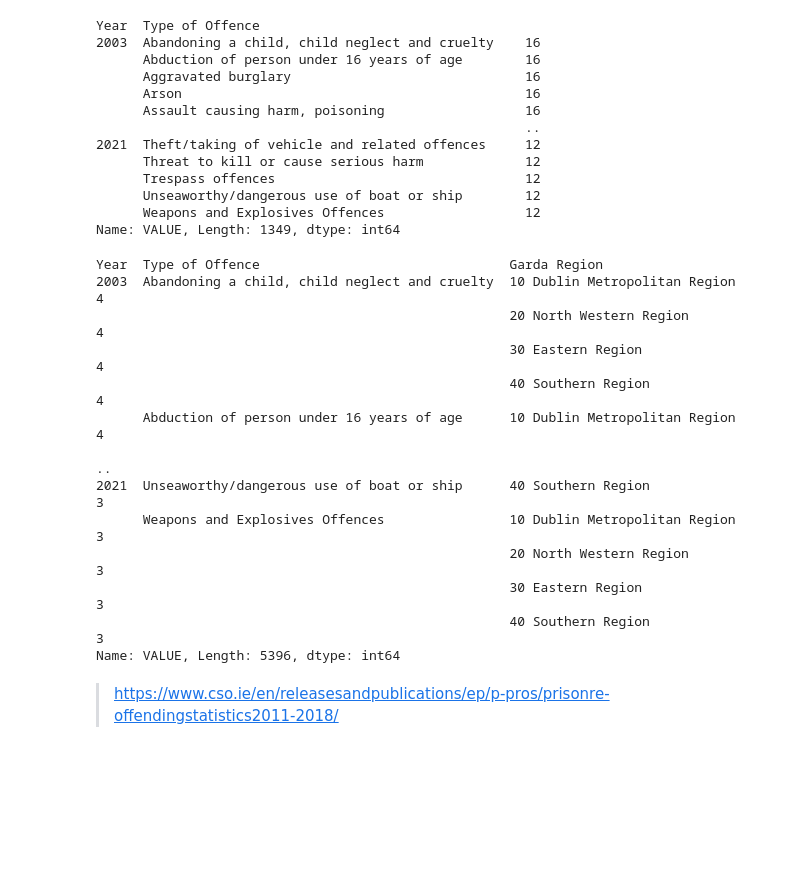
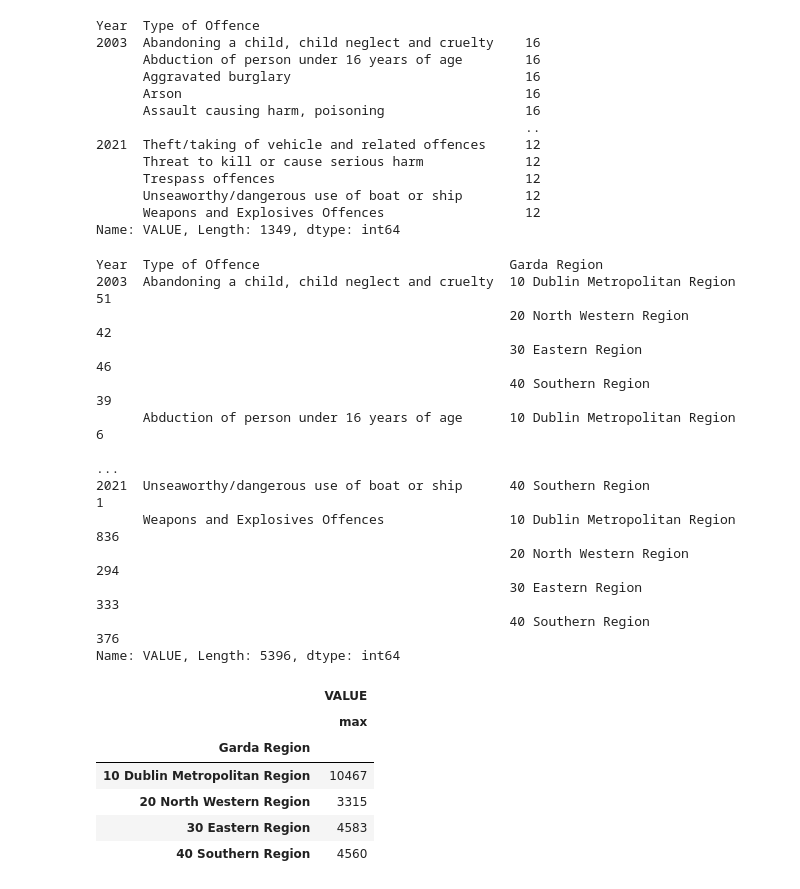
Before and after one commit to VCurry20/PDARandomData, a Jupyter notebook: Data Analysis Project.ipynb, the cells around one changed output. Saved outputs shown, nothing was run; the diff lists cells and outputs as text; code cells hidden in the pictures; blank space fills up the shorter version.

```diff
--- a/Data Analysis Project.ipynb
+++ b/Data Analysis Project.ipynb
@@ -325,26 +314,30 @@ Year  Type of Offence
       Weapons and Explosives Offences                  12
 Name: VALUE, Length: 1349, dtype: int64
 # %%
-df.groupby(['Year', 'Type of Offence','Garda Region'])['VALUE'].count()
+df.groupby(['Year', 'Type of Offence','Garda Region'])['VALUE'].sum()  # sum of each offence by location
 # %% [output]
 Year  Type of Offence                                Garda Region
-2003  Abandoning a child, child neglect and cruelty  10 Dublin Metropolitan Region    4
-                                                     20 North Western Region          4
-                                                     30 Eastern Region                4
-                                                     40 Southern Region               4
-      Abduction of person under 16 years of age      10 Dublin Metropolitan Region    4
-                                                                                     ..
-2021  Unseaworthy/dangerous use of boat or ship      40 Southern Region               3
-      Weapons and Explosives Offences                10 Dublin Metropolitan Region    3
-                                                     20 North Western Region          3
-                                                     30 Eastern Region                3
-                                                     40 Southern Region               3
+2003  Abandoning a child, child neglect and cruelty  10 Dublin Metropolitan Region     51
+                                                     20 North Western Region           42
+                                                     30 Eastern Region                 46
+                                                     40 Southern Region                39
+      Abduction of person under 16 years of age      10 Dublin Metropolitan Region      6
+                                                                                     ...
+2021  Unseaworthy/dangerous use of boat or ship      40 Southern Region                 1
+      Weapons and Explosives Offences                10 Dublin Metropolitan Region    836
+                                                     20 North Western Region          294
+                                                     30 Eastern Region                333
+                                                     40 Southern Region               376
 Name: VALUE, Length: 5396, dtype: int64
-# %% [markdown]
-
-
-> https://www.cso.ie/en/releasesandpublications/ep/p-pros/prisonre-offendingstatistics2011-2018/
-
->
-
->
+# %%
+grouped = df.groupby('Garda Region').agg({'VALUE': [max]})            # group by max offences - total by region
+
+grouped
+# %% [output]
+|  | VALUE |
+|  | max |
+| Garda Region |  |
+| 10 Dublin Metropolitan Region | 10467 |
+| 20 North Western Region | 3315 |
+| 30 Eastern Region | 4583 |
+| 40 Southern Region | 4560 |
```
Also changed, not shown: parts of 20 cells of this notebook, 3 other files.
